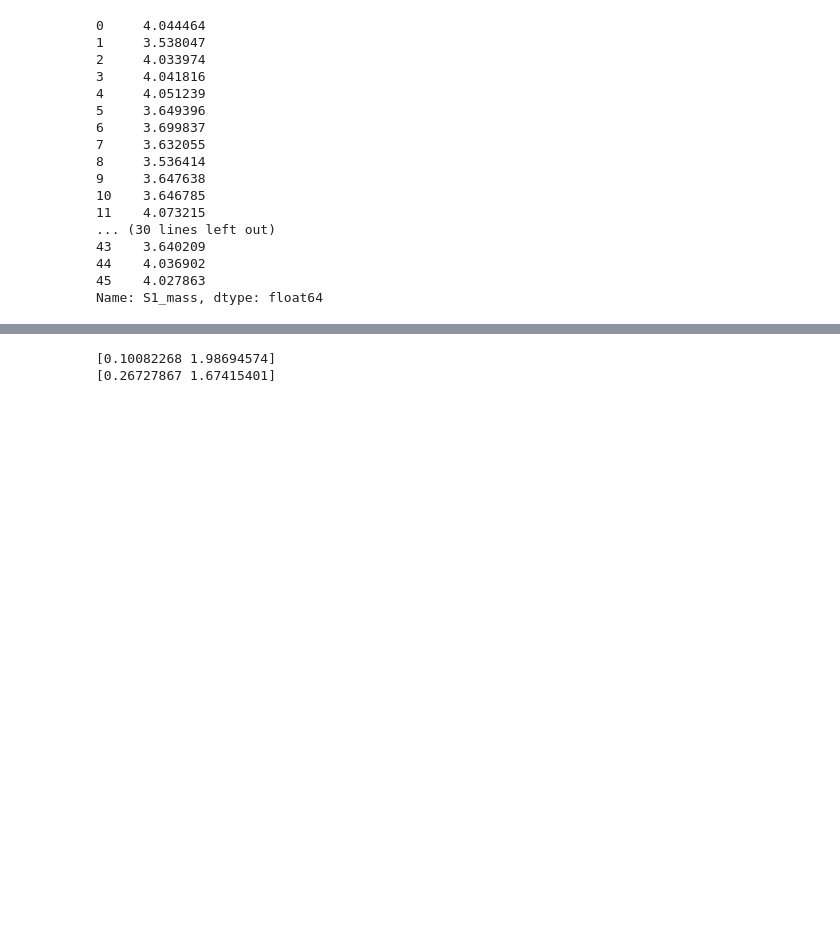
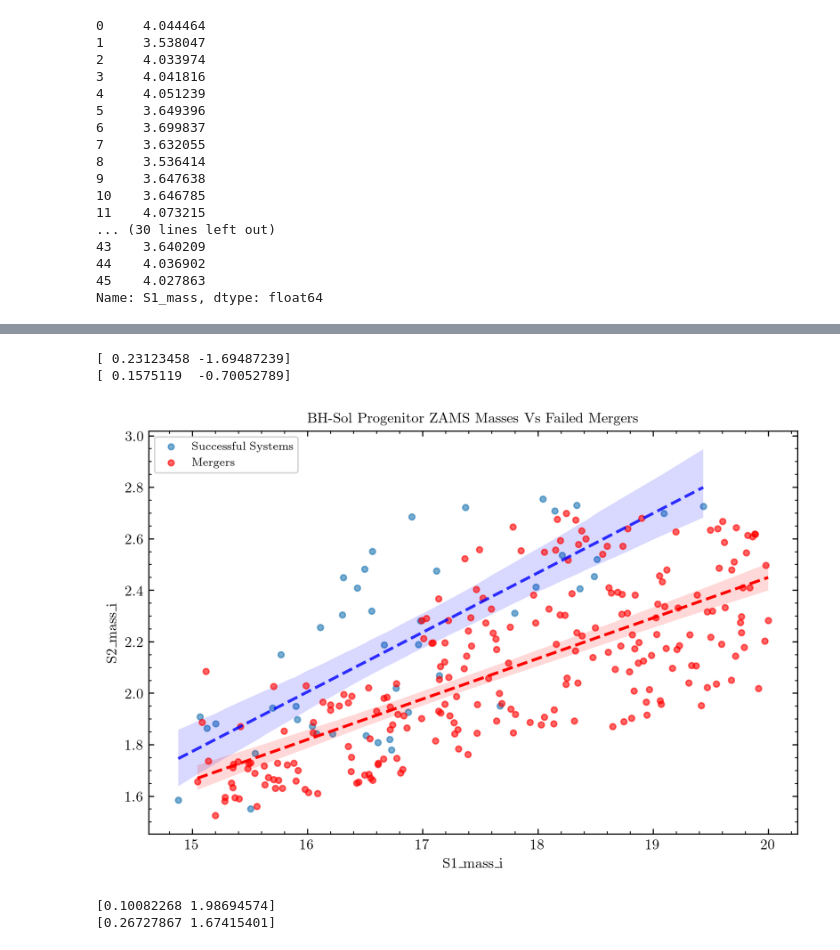
Before and after one commit to PiersonLip/solarBHs, a Jupyter notebook: Notebooks/BHSolGraphin.ipynb, the cells around one changed output, grey strips where cells are left out. Saved outputs shown, nothing was run; the diff lists cells and outputs as text; code cells hidden in the pictures; blank space fills up the shorter version.

Commit message:
new solarBHs data, some stuff trrying to do multiparrzeliation, bunch of graph updates, yada yada

```diff
--- a/Notebooks/BHSolGraphin.ipynb
+++ b/Notebooks/BHSolGraphin.ipynb
@@ -264,3 +265,11 @@ pop_02Z.ini_params
  'orbital_separation_max': 100000.0,
  'eccentricity_scheme': 'zero',
  'posydon_version': '0+unknown'}
+# %%
+### merged pop
+
+pop_merged = Population(str(DataPath / 'failedSystems.h5'))
+
+pOneline_merged = pop_merged.oneline.select()
+
+pHistory_merged = pop_merged.history.select()
@@ -674,3 +741,33 @@ plt.show()
+# %%
+fig, ax = plt.subplots(figsize=(8, 5))
+
+ci = 95
+
+
+x1,y1 = pOneline['S1_mass_i'],pOneline['S2_mass_i']
+x2,y2 = pOneline_merged['S1_mass_i'],pOneline_merged['S2_mass_i']
+
+print(np.polyfit(x1,y1, 1))
+print(np.polyfit(x2,y2, 1))
+
+sns.regplot(x=x1, y=y1, ci=ci, ax=ax,
+            line_kws={"color": "blue", "linestyle": "--", "linewidth": 2, "alpha": .8},
+            scatter_kws={"alpha": 0.6}, label=r"Successful Systems")
+
+sns.regplot(x=x2, y=y2, ci=ci, ax=ax, color= 'red',
+            line_kws={"color": "red", "linestyle": "--", "linewidth": 2},
+            scatter_kws={"alpha": 0.6}, label=r"Mergers")
+
+
+plt.legend(frameon=True)
+plt.title('BH-Sol Progenitor ZAMS Masses Vs Failed Mergers')
+
+
+plt.show()
+# %% [output]
+[ 0.23123458 -1.69487239]
+[ 0.1575119  -0.70052789]
+[figure, added]
 # %%
 fig, ax = plt.subplots(figsize=(8, 5))
 
```
Also changed, not shown: parts of 10 cells of this notebook, 26 other files.
